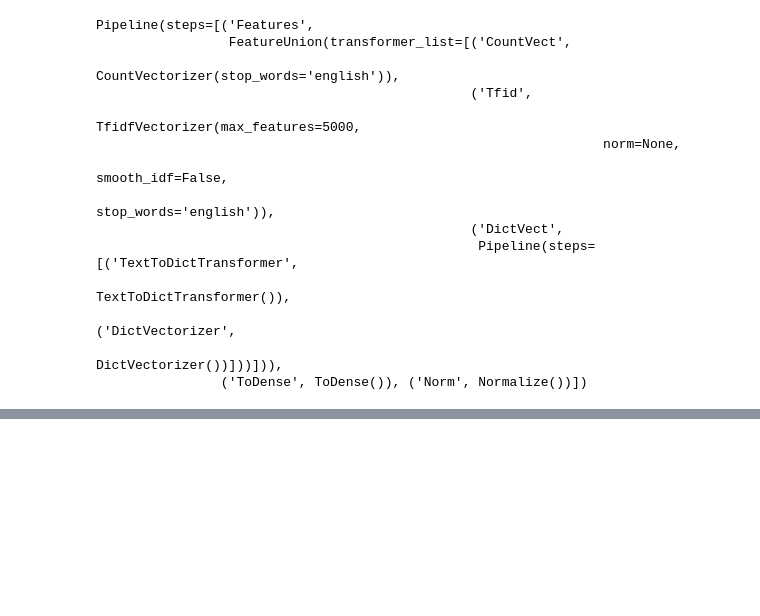
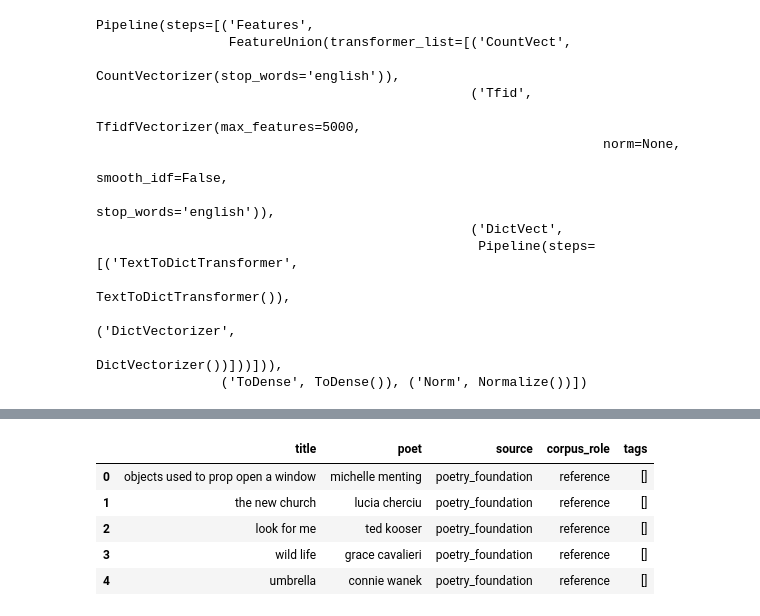
Before and after one commit to HubertRonald/VersoVector, a Jupyter notebook: notebook/02_feature_pipeline.ipynb, the cells around one changed output, grey strips where cells are left out. Saved outputs shown, nothing was run; the diff lists cells and outputs as text; code cells hidden in the pictures; blank space fills up the shorter version.

```diff
--- a/notebook/02_feature_pipeline.ipynb
+++ b/notebook/02_feature_pipeline.ipynb
@@ -55,0 +150,23 @@ display(poems_df.head(2))
+# %%
+reference_df: PandasDF = (
+    poems_df
+    .loc[poems_df["corpus_role"].eq("reference")]
+    .dropna(subset=["poem_processed"])
+    .reset_index(drop=True)
+)
+
+external_df: PandasDF = (
+    poems_df
+    .loc[poems_df["corpus_role"].eq("external")]
+    .dropna(subset=["poem_processed"])
+    .reset_index(drop=True)
+)
+
+if reference_df.empty:
+    raise ValueError("No hay poemas con corpus_role == 'reference'.")
+
+print("reference_df:", reference_df.shape)
+print("external_df:", external_df.shape)
+
+display(reference_df[["title", "poet", "source", "corpus_role"]].head(3))
+display(external_df[["title", "poet", "source", "corpus_role"]].head(3))
@@ -102,0 +327,19 @@ Para ver la representación visual completa del pipeline, utiliza **nbviewer**:
+# %%
+column_names: List[str] = [
+    "title",
+    "poet",
+    "source",
+    "corpus_role",
+    "tags",
+]
+
+display(
+    reference_df[column_names].head(5)
+)
+# %% [output]
+|  | title | poet | source | corpus_role | tags |
+| 0 | objects used to prop open a window | michelle menting | poetry_foundation | reference | [] |
+| 1 | the new church | lucia cherciu | poetry_foundation | reference | [] |
+| 2 | look for me | ted kooser | poetry_foundation | reference | [] |
+| 3 | wild life | grace cavalieri | poetry_foundation | reference | [] |
+| 4 | umbrella | connie wanek | poetry_foundation | reference | [] |
```
Also changed, not shown: parts of 22 cells of this notebook, 3 other files.
